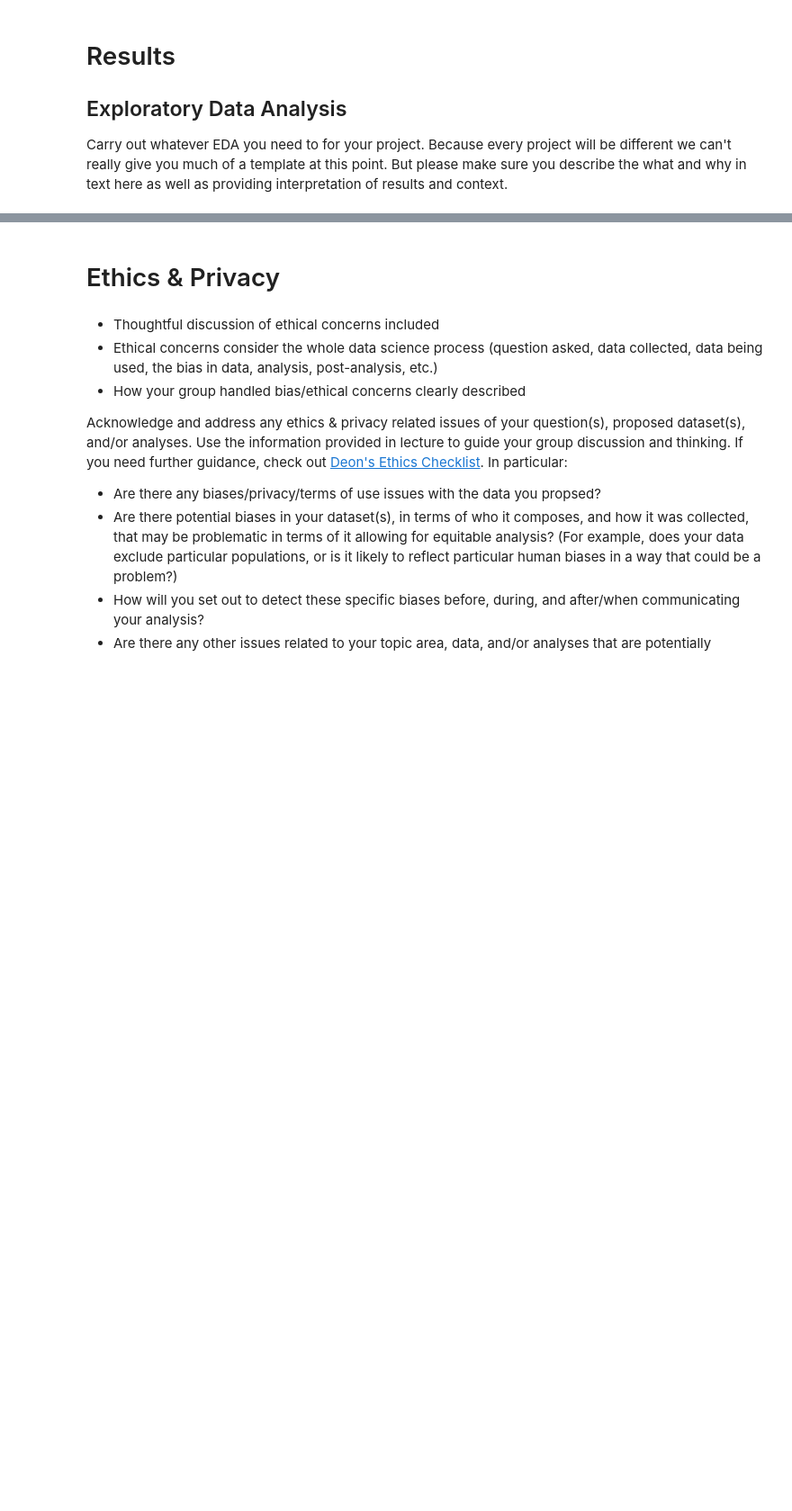
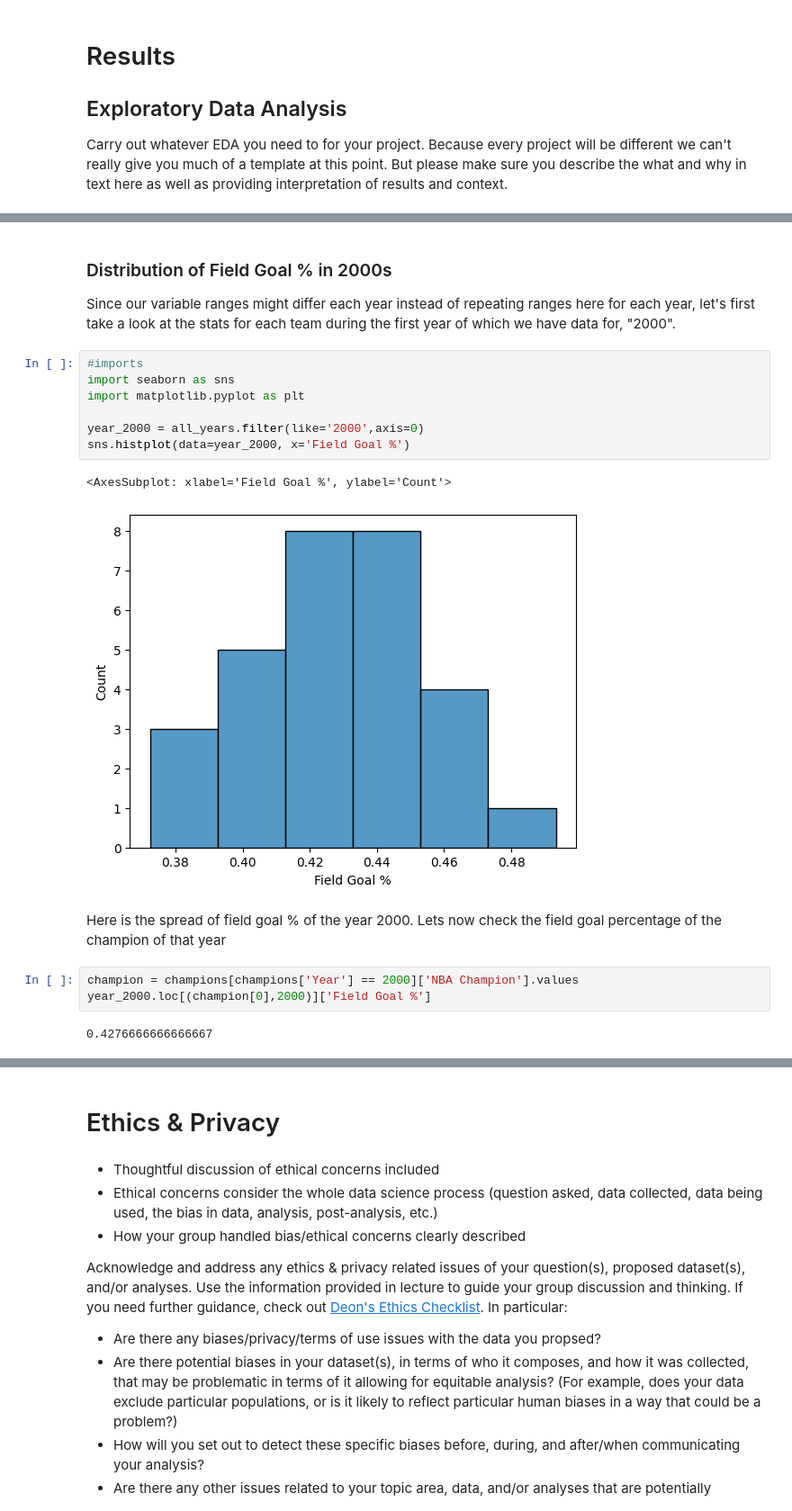
Before and after one commit to kevinkchen1/NBA-Data-Analysis, a Jupyter notebook: EDACheckpoint_group074.ipynb, the cells around one changed output, grey strips where cells are left out. Shown at 90% size. Saved outputs shown, nothing was run; the diff lists cells and outputs as text; blank space fills up the shorter version.

Commit message:
EDA checkpoint

```diff
--- a/EDACheckpoint_group074.ipynb
+++ b/EDACheckpoint_group074.ipynb
@@ -110,0 +252,21 @@ Some more words and stuff.  Remember notebooks work best if you interleave the c
+# %% [markdown]
+### Distribution of Field Goal % in 2000s
+Since our variable ranges might differ each year instead of repeating ranges here for each year,
+let's first take a look at the stats for each team during the first year of which we have data for, "2000".
+# %%
+#imports
+import seaborn as sns
+import matplotlib.pyplot as plt
+
+year_2000 = all_years.filter(like='2000',axis=0)
+sns.histplot(data=year_2000, x='Field Goal %')
+# %% [output]
+<AxesSubplot: xlabel='Field Goal %', ylabel='Count'>
+[figure, added]
+# %% [markdown]
+Here is the spread of field goal % of the year 2000. Lets now check the field goal percentage of the champion of that year
+# %%
+champion = champions[champions['Year'] == 2000]['NBA Champion'].values
+year_2000.loc[(champion[0],2000)]['Field Goal %']
+# %% [output]
+0.4276666666666667
```
Also changed, not shown: parts of 21 cells of this notebook.
